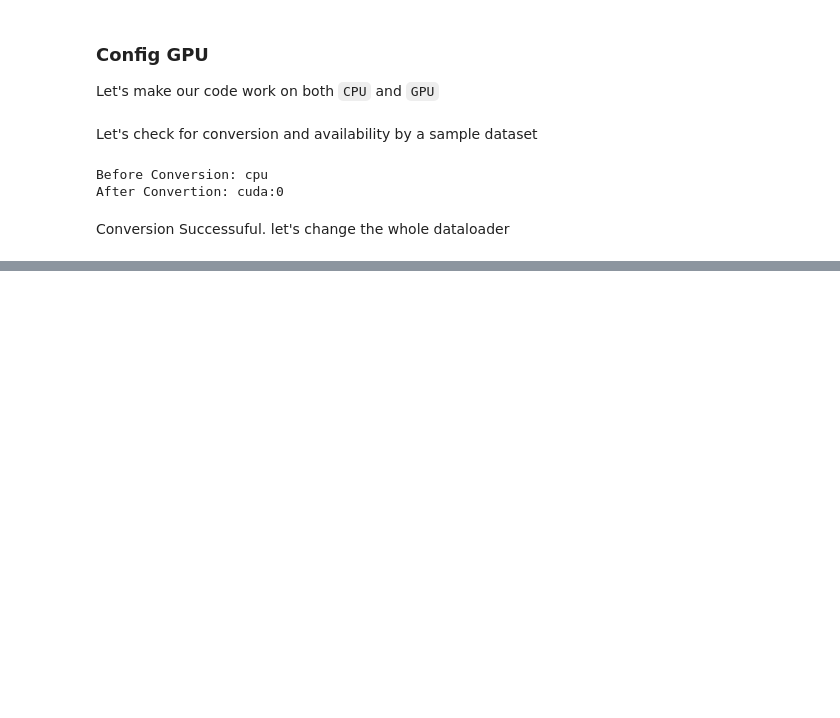
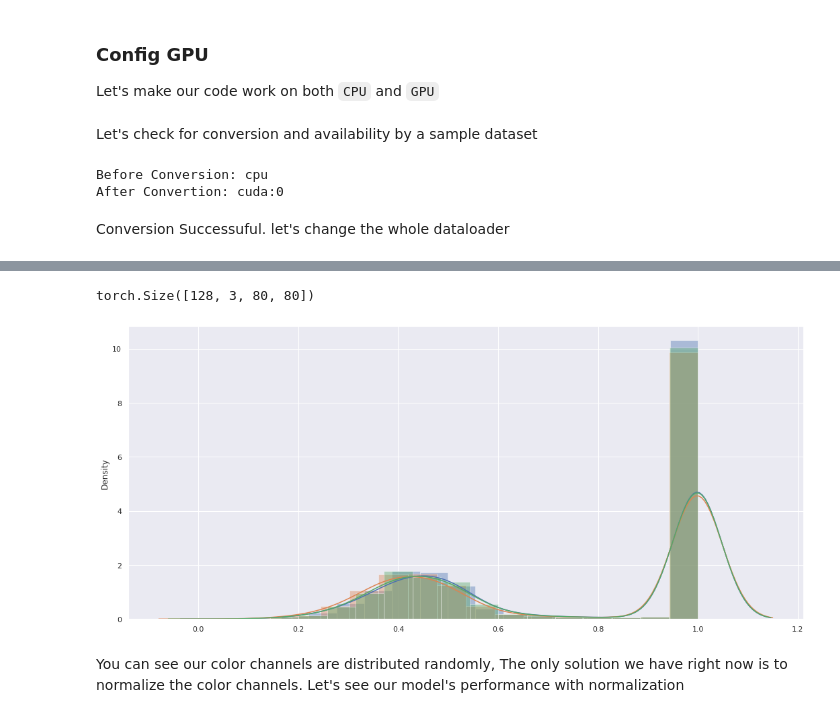
Before and after one commit to PremKumar-V/ML_Projects, a Jupyter notebook: shoe-sandal-boot-classification.ipynb, the cells around one changed output, grey strips where cells are left out. Saved outputs shown, nothing was run; the diff lists cells and outputs as text; code cells hidden in the pictures; blank space fills up the shorter version.

```diff
--- a/shoe-sandal-boot-classification.ipynb
+++ b/shoe-sandal-boot-classification.ipynb
@@ -273,0 +349,19 @@ valLoader = DeviceDataLoader(valLoader, device)
+# %%
+def train(model, trainLoader, valLoader, optimizer, lossFu, epochs = 5):
+    """Function for Train and Val Loop"""
+    for epoch in range(epochs):
+        trainLoss, trainAcc = trainStep(model, trainLoader, lossFu, optimizer)
+        valLoss, valAcc = valStep(model, valLoader, lossFu)
+        print(
+            f"Epoch: {epoch+1} | "
+            f"Training Loss: {trainLoss:.4f} | "
+            f"Training Accuracy: {trainAcc:.4f} | "
+            f"Validating Loss: {valLoss:.4f} | "
+            f"Validating Accuracy: {valAcc:.4f}"
+        )
+        results["trainLoss"].append(trainLoss)
+        results["trainAcc"].append(trainAcc)
+        results["valLoss"].append(valLoss)
+        results["valAcc"].append(valAcc)
+# %%
+train(cnnModel, trainLoader, valLoader, optimizer, lossFu, 5)
@@ -273,0 +374,2 @@ valLoader = DeviceDataLoader(valLoader, device)
+# %%
+train(cnnModel, trainLoader, valLoader, optimizer, lossFu, 10)
@@ -273,0 +415,17 @@ valLoader = DeviceDataLoader(valLoader, device)
+# %%
+def plotRgb(loader):
+    for img, label in loader:
+        img = img.to(torch.device('cpu'))
+        print(img.size())
+        sns.set(rc={"figure.figsize":(18, 8)})
+        sns.distplot(img[-1, 0,:, :])
+        sns.distplot(img[-1, 1,:, :])
+        sns.distplot(img[-1, 2,:, :])
+        break
+# %%
+plotRgb(trainLoader)
+# %% [output]
+torch.Size([128, 3, 80, 80])
+[figure, added]
+# %% [markdown]
+You can see our color channels are distributed randomly, The only solution we have right now is to normalize the color channels. Let's see our model's performance with normalization
```
Also changed, not shown: parts of 23 cells of this notebook.
